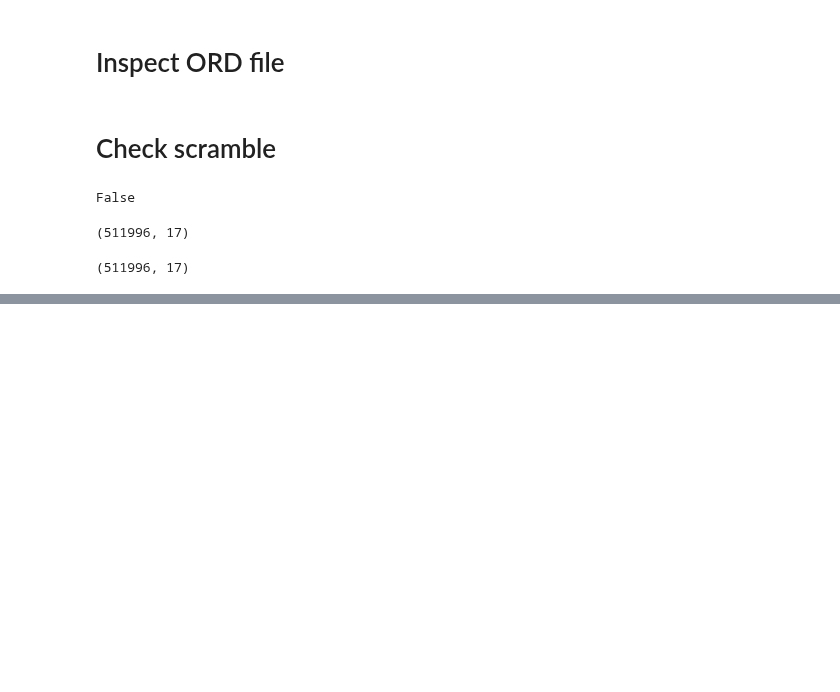
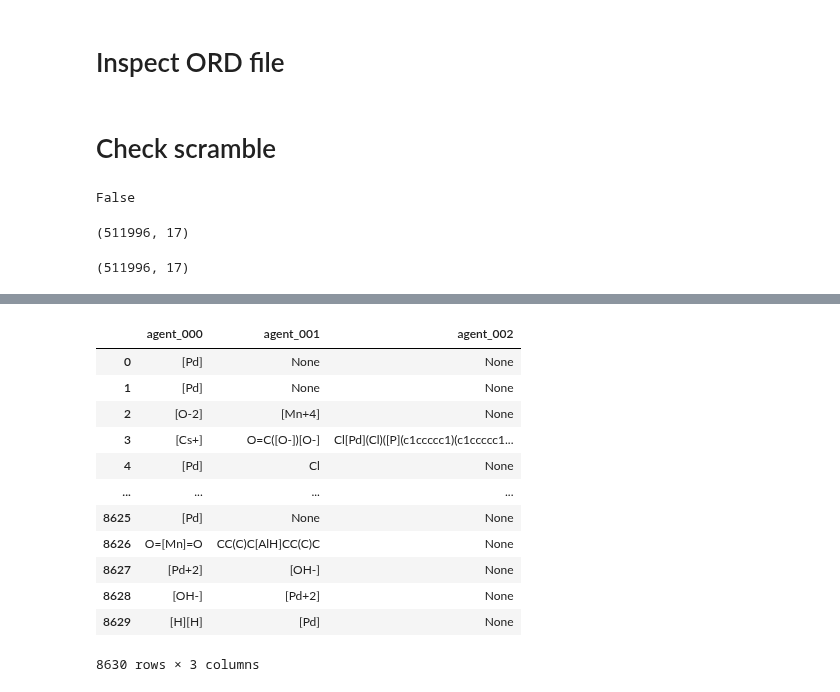
Before and after one commit to sustainable-processes/ORDerly, a Jupyter notebook: notebooks/inspect_final_data.ipynb, the cells around one changed output, grey strips where cells are left out. Drawn from its saved outputs; the diff is of its cells as text; code cells hidden in the pictures; blank space fills up the shorter version.

Commit message:
frequency of transition metals in data

```diff
--- a/notebooks/inspect_final_data.ipynb
+++ b/notebooks/inspect_final_data.ipynb
@@ -327,3 +327,30 @@ false.shape
 true.shape
 # %% [output]
 (511996, 17)
+# %%
+# How many reactions have a transition metal in them?
+import pandas as pd
+from tqdm import tqdm
+path = '/Users/dsw46/Projects_local/gen_orderly_data/ORDerly/data/orderly/datasets/orderly_no_trust_no_map_train.parquet'
+df = pd.read_parquet(path)
+# %%
+df2 = df.iloc[:100000].copy()
+transition_metals = [
+    'Sc', 'Ti', 'V', 'Cr', 'Mn', 'Fe', 'Co', 'Ni', 'Cu', 'Zn',
+    'Y', 'Zr', 'Nb', 'Mo', 'Tc', 'Ru', 'Rh', 'Pd', 'Ag', 'Cd',
+    'Lu', 'Hf', 'Ta', 'W', 'Re', 'Os', 'Ir', 'Pt', 'Au', 'Hg',
+    'Lr', 'Rf', 'Db', 'Sg', 'Bh', 'Hs', 'Mt', 'Ds', 'Rg', 'Cn'
+]
+
+
+# Create a new column 'contains_transition_metal' which checks if any of the agent columns contain a transition metal
+df2['contains_transition_metal'] = tqdm(df2[['agent_000', 'agent_001', 'agent_002']].apply(
+    lambda row: any(transition_metal in str(row) for transition_metal in transition_metals), axis=1
+))
+
+# Count the number of rows containing a transition metal
+count = df2['contains_transition_metal'].sum()
+
+# Print the count
+print("Number of rows containing a transition metal:", count)
+print("Percentage of rows containing a transition metal:", count / len(df))
@@ -329,0 +384,21 @@ true.shape
+# %%
+df5 = df2[df2['contains_transition_metal']]
+# %%
+df5 = df5.reset_index(drop=True)
+df5= df5[['agent_000', 'agent_001', 'agent_002']]
+# %%
+df5
+# %% [output]
+|  | agent_000 | agent_001 | agent_002 |
+| 0 | [Pd] | None | None |
+| 1 | [Pd] | None | None |
+| 2 | [O-2] | [Mn+4] | None |
+| 3 | [Cs+] | O=C([O-])[O-] | Cl[Pd](Cl)([P](c1ccccc1)(c1ccccc1... |
+| 4 | [Pd] | Cl | None |
+| ... | ... | ... | ... |
+| 8625 | [Pd] | None | None |
+| 8626 | O=[Mn]=O | CC(C)C[AlH]CC(C)C | None |
+| 8627 | [Pd+2] | [OH-] | None |
+| 8628 | [OH-] | [Pd+2] | None |
+| 8629 | [H][H] | [Pd] | None |
+8630 rows × 3 columns
```
Also changed, not shown: parts of 5 cells of this notebook.
